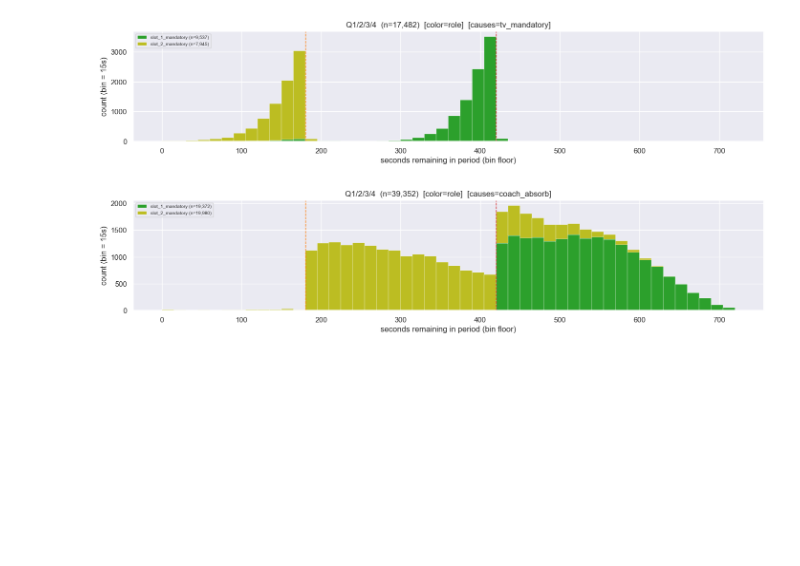
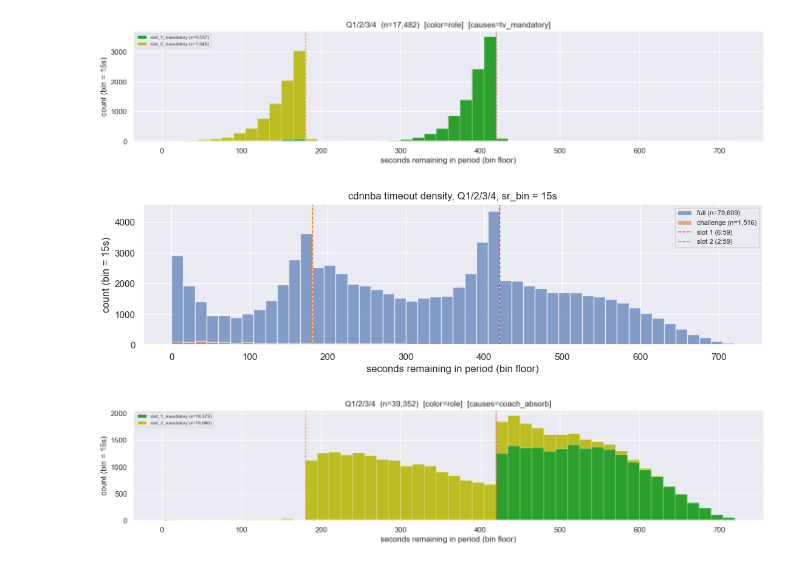
Before and after one commit to akseldkw07/NBA-Timeout-Impact, a Jupyter notebook: Notebooks/TV-Timeout-Injection.ipynb, the cells around one changed output. Cells and saved outputs as stored; diff of their text form; code cells hidden in the pictures; blank space fills up the shorter version.

```diff
--- a/Notebooks/TV-Timeout-Injection.ipynb
+++ b/Notebooks/TV-Timeout-Injection.ipynb
@@ -343,6 +314,10 @@ fig, _ = TimeoutInjectionPlots.plot_role_vs_sr(classified, causes=("tv_mandatory
 fig
 # %% [output]
 [figure]
+# %%
+fig_vanilla
+# %% [output]
+[figure, added]
 # %%
 fig, _ = TimeoutInjectionPlots.plot_role_vs_sr(classified, causes=("coach_absorb",), combine_periods=True)
 fig
```
Also changed, not shown: parts of 7 cells of this notebook, 2 other files.
